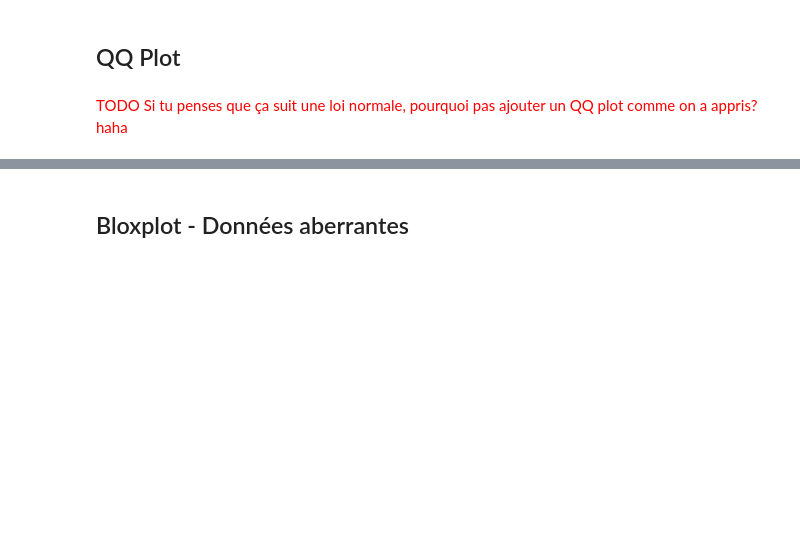
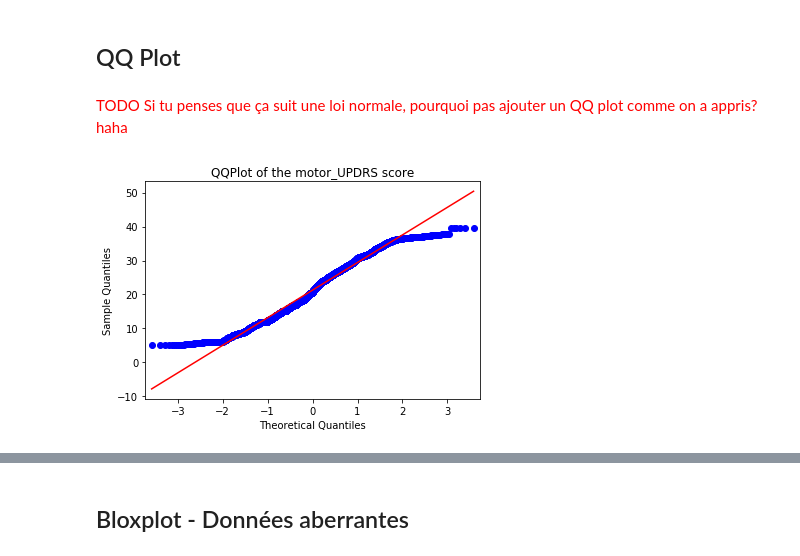
Before and after one commit to Mymoza/DataMining-UPDRS, a Jupyter notebook: UPDRS.ipynb, the cells around one changed output, grey strips where cells are left out. Cells and saved outputs as stored; diff of their text form; code cells hidden in the pictures; blank space fills up the shorter version.

Commit message:
Added boxplot and qqplot

```diff
--- a/UPDRS.ipynb
+++ b/UPDRS.ipynb
@@ -175,3 +175,13 @@ Le score total de UPDRS semble suivre une loi normale de moyenne 30
 ## QQ Plot
 # %% [markdown]
 <font color='red'>TODO Si tu penses que ça suit une loi normale, pourquoi pas ajouter un QQ plot comme on a appris? haha</font>
+# %%
+import numpy as np
+import statsmodels.api as sm
+import pylab as py
+
+sm.qqplot(df['motor_UPDRS'], line='s')
+py.title('QQPlot of the motor_UPDRS score')
+py.show()
+# %% [output]
+[figure, added]
```
Also changed, not shown: parts of 8 cells of this notebook.
